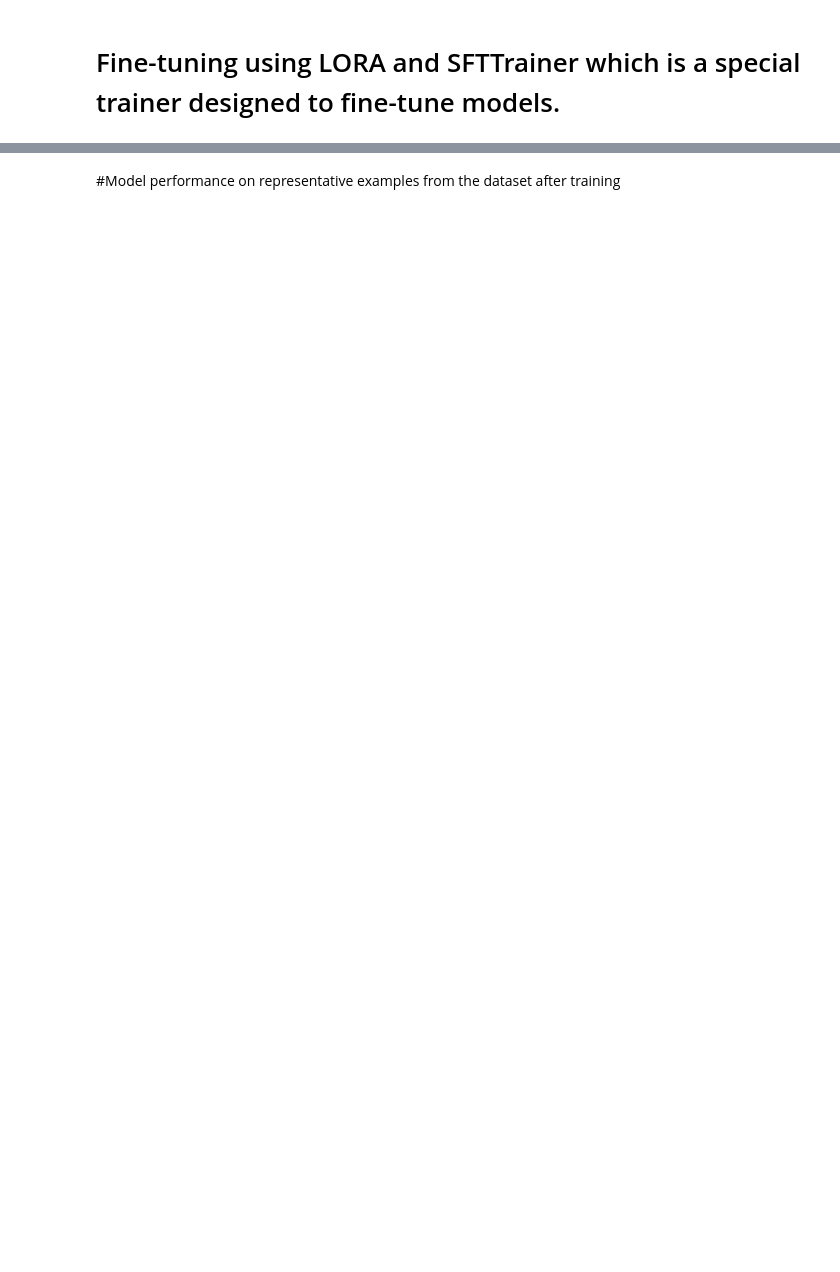
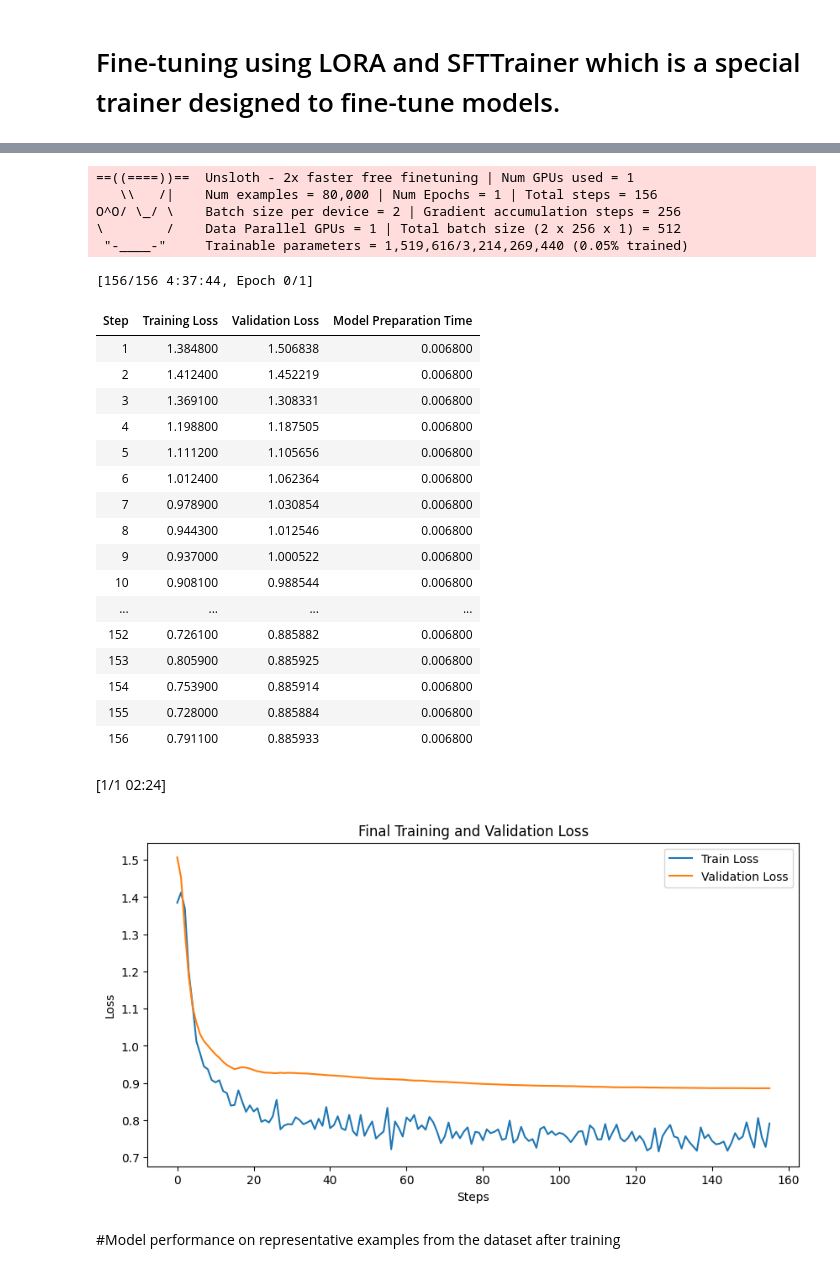
Before and after one commit to SebastianNewberry/BeTheWhirlwind, a Jupyter notebook: run_ollama_in_colab.ipynb, the cells around one changed output, grey strips where cells are left out. Drawn from its saved outputs; the diff is of its cells as text; code cells hidden in the pictures; blank space fills up the shorter version.

Commit message:
Finished Training. Results are displayed in the cells.

```diff
--- a/run_ollama_in_colab.ipynb
+++ b/run_ollama_in_colab.ipynb
@@ -202,0 +121,18 @@ We could say the set of 'roses' is a subset of the set 'flowers' (A), and since
+# %%
+from transformers import TrainerCallback
+
+# Define a custom callback to capture the training and validation losses
+class LossLoggerCallback(TrainerCallback):
+    def __init__(self):
+        self.train_losses = []
+        self.val_losses = []
+
+    def on_log(self, args, state, control, logs=None, **kwargs):
+        if logs is not None:
+            # Capture training loss
+            if "loss" in logs:
+                self.train_losses.append(logs["loss"])
+
+            # Capture validation loss (eval_loss)
+            if "eval_loss" in logs:
+                self.val_losses.append(logs["eval_loss"])
@@ -329,3 +362,42 @@ KeyboardInterrupt:
+# %%
+# Train the model
+trainer.train()
+
+# Final plot after training is complete
+plt.figure(figsize=(10, 5))
+plt.plot(loss_logger.train_losses, label='Train Loss')
+plt.plot(loss_logger.val_losses, label='Validation Loss')
+plt.xlabel('Steps')
+plt.ylabel('Loss')
+plt.title('Final Training and Validation Loss')
+plt.legend()
+plt.show()
+# %% [output]
+==((====))==  Unsloth - 2x faster free finetuning | Num GPUs used = 1
+   \\   /|    Num examples = 80,000 | Num Epochs = 1 | Total steps = 156
+O^O/ \_/ \    Batch size per device = 2 | Gradient accumulation steps = 256
+\        /    Data Parallel GPUs = 1 | Total batch size (2 x 256 x 1) = 512
+ "-____-"     Trainable parameters = 1,519,616/3,214,269,440 (0.05% trained)
+[156/156 4:37:44, Epoch 0/1]
+| Step | Training Loss | Validation Loss | Model Preparation Time |
+| 1 | 1.384800 | 1.506838 | 0.006800 |
+| 2 | 1.412400 | 1.452219 | 0.006800 |
+| 3 | 1.369100 | 1.308331 | 0.006800 |
+| 4 | 1.198800 | 1.187505 | 0.006800 |
+| 5 | 1.111200 | 1.105656 | 0.006800 |
+| 6 | 1.012400 | 1.062364 | 0.006800 |
+| 7 | 0.978900 | 1.030854 | 0.006800 |
+| 8 | 0.944300 | 1.012546 | 0.006800 |
+| 9 | 0.937000 | 1.000522 | 0.006800 |
+| 10 | 0.908100 | 0.988544 | 0.006800 |
+| ... | ... | ... | ... |
+| 152 | 0.726100 | 0.885882 | 0.006800 |
+| 153 | 0.805900 | 0.885925 | 0.006800 |
+| 154 | 0.753900 | 0.885914 | 0.006800 |
+| 155 | 0.728000 | 0.885884 | 0.006800 |
+| 156 | 0.791100 | 0.885933 | 0.006800 |
+[1/1 02:24]
+[figure, added]
 # %% [markdown]
 #Model performance on representative examples from the dataset after training
 # %%
```
Also changed, not shown: parts of 11 cells of this notebook.
